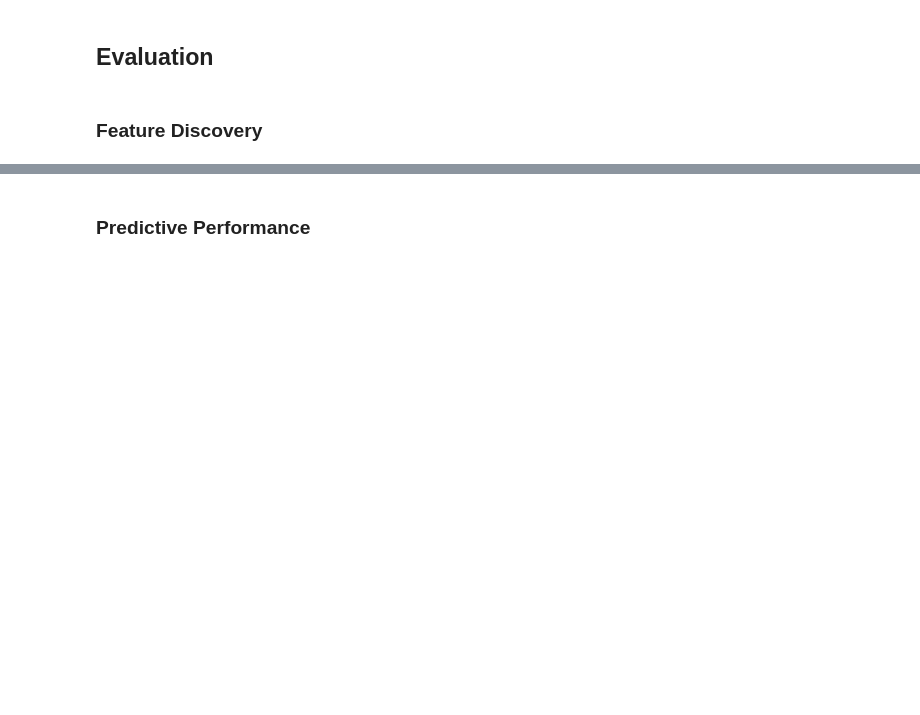
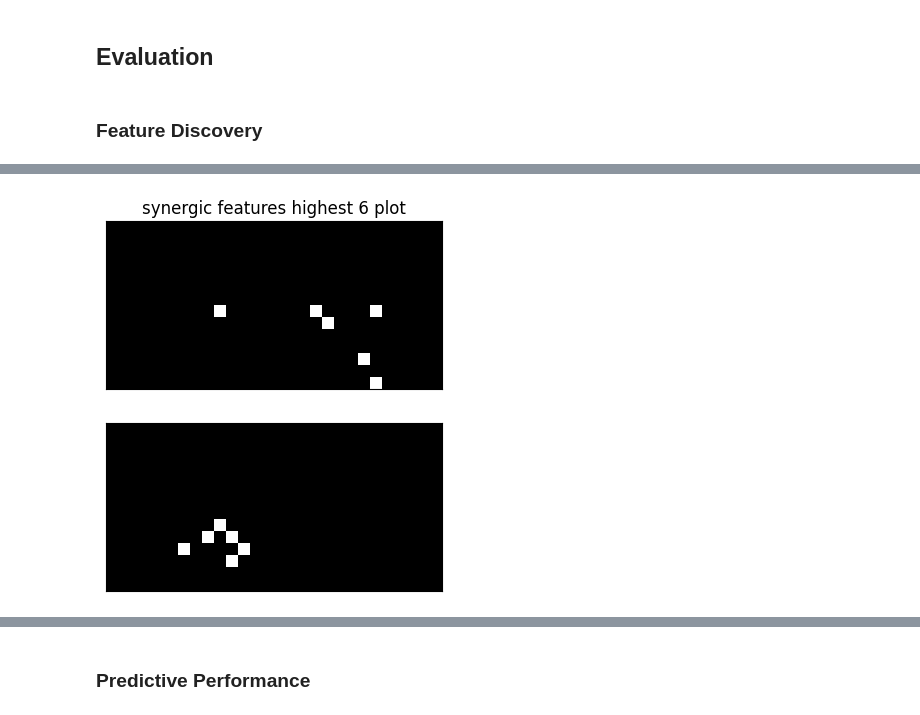
Before and after one commit to choheeK/SynFS, a Jupyter notebook: Notebooks/mnist_example.ipynb, the cells around one changed output, grey strips where cells are left out. Saved outputs shown, nothing was run; the diff lists cells and outputs as text; code cells hidden in the pictures; blank space fills up the shorter version.

```diff
--- a/Notebooks/mnist_example.ipynb
+++ b/Notebooks/mnist_example.ipynb
@@ -231,0 +291,13 @@ Jaccard Index: 1.000, True Positive Rate: 100.000%, False Discovery Rate: 0.000%
+# %%
+n = 6
+s_gates_ = highest_n_gates(s_gates, n)
+fig, axes = plt.subplots(2,1)
+axes[0].set_title(f"synergic features highest {n} plot")
+axes[0].xaxis.set_visible(False)
+axes[0].yaxis.set_visible(False)
+axes[1].xaxis.set_visible(False)
+axes[1].yaxis.set_visible(False)
+axes[0].imshow(s_gates_[0].reshape(14,28), cmap='gray');
+axes[1].imshow(s_gates_[1].reshape(14,28), cmap='gray');
+# %% [output]
+[figure, added]
```
Also changed, not shown: parts of 35 cells of this notebook, 4 other files.
